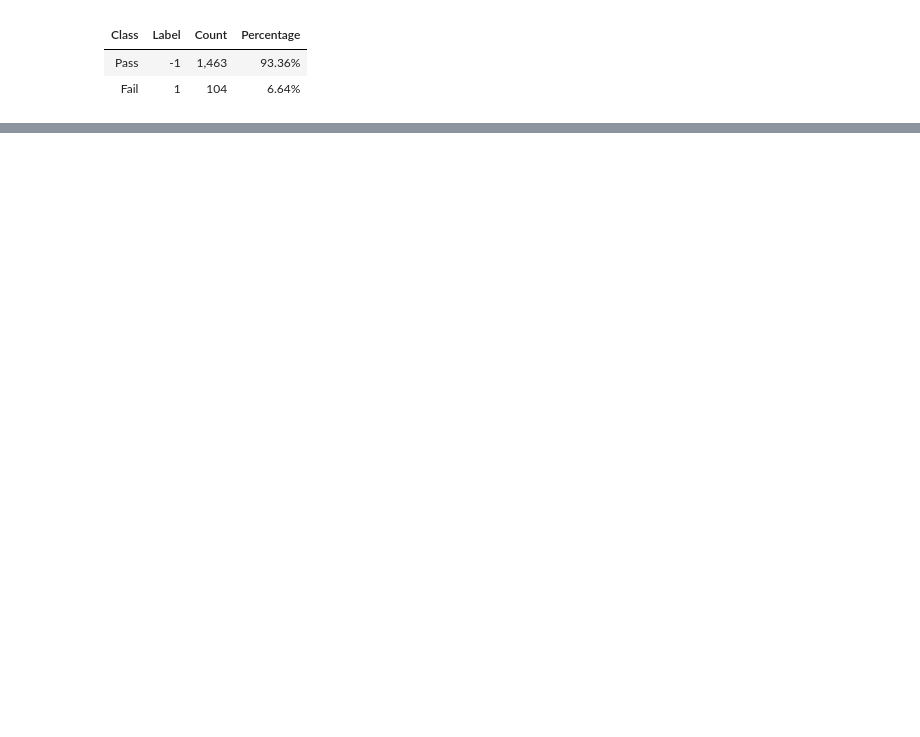
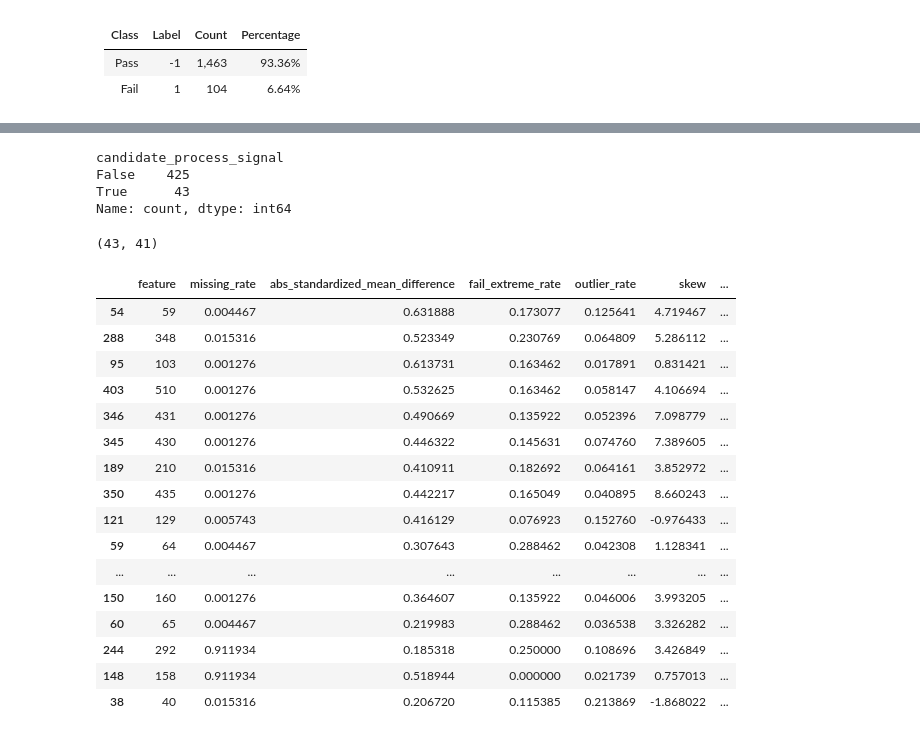
Before and after one commit to DRPproton/semiconductor-projects-tda, a Jupyter notebook: Project-1_SECOM/notebooks/notebook.ipynb, the cells around one changed output, grey strips where cells are left out. Saved outputs shown, nothing was run; the diff lists cells and outputs as text; code cells hidden in the pictures; blank space fills up the shorter version.

```diff
--- a/Project-1_SECOM/notebooks/notebook.ipynb
+++ b/Project-1_SECOM/notebooks/notebook.ipynb
@@ -321,0 +891,5 @@ sns.countplot(df, x='Label');
+# %%
+eda_report = build_feature_eda_report(
+    X=df_no_constant_cols.drop(columns=["Label", "timestamp"]),
+    y=df_no_constant_cols.Label
+)
@@ -321,0 +1098,74 @@ sns.countplot(df, x='Label');
+# %%
+eda_report = add_behavior_flags(
+    eda_report
+)
+# %%
+eda_report[
+    "candidate_process_signal"
+].value_counts()
+# %% [output]
+candidate_process_signal
+False    425
+True      43
+Name: count, dtype: int64
+# %%
+candidate_features = eda_report[
+    eda_report["candidate_process_signal"]
+].copy()
+
+candidate_features.shape
+# %% [output]
+(43, 41)
+# %%
+eda_report["eda_priority_score"] = (
+    eda_report[
+        "abs_standardized_mean_difference"
+    ].fillna(0)
+    +
+    eda_report[
+        "fail_extreme_rate"
+    ].fillna(0)
+    +
+    eda_report[
+        "outlier_rate"
+    ].fillna(0)
+)
+# %%
+eda_shortlist = (
+    eda_report
+    .sort_values(
+        "eda_priority_score",
+        ascending=False
+    )
+    .head(30)
+)
+
+eda_shortlist[
+    [
+        "feature",
+        "missing_rate",
+        "abs_standardized_mean_difference",
+        "fail_extreme_rate",
+        "outlier_rate",
+        "skew",
+        "eda_priority_score",
+    ]
+]
+# %% [output]
+|  | feature | missing_rate | abs_standardized_mean_difference | fail_extreme_rate | outlier_rate | skew | ... |
+| 54 | 59 | 0.004467 | 0.631888 | 0.173077 | 0.125641 | 4.719467 | ... |
+| 288 | 348 | 0.015316 | 0.523349 | 0.230769 | 0.064809 | 5.286112 | ... |
+| 95 | 103 | 0.001276 | 0.613731 | 0.163462 | 0.017891 | 0.831421 | ... |
+| 403 | 510 | 0.001276 | 0.532625 | 0.163462 | 0.058147 | 4.106694 | ... |
+| 346 | 431 | 0.001276 | 0.490669 | 0.135922 | 0.052396 | 7.098779 | ... |
+| 345 | 430 | 0.001276 | 0.446322 | 0.145631 | 0.074760 | 7.389605 | ... |
+| 189 | 210 | 0.015316 | 0.410911 | 0.182692 | 0.064161 | 3.852972 | ... |
+| 350 | 435 | 0.001276 | 0.442217 | 0.165049 | 0.040895 | 8.660243 | ... |
+| 121 | 129 | 0.005743 | 0.416129 | 0.076923 | 0.152760 | -0.976433 | ... |
+| 59 | 64 | 0.004467 | 0.307643 | 0.288462 | 0.042308 | 1.128341 | ... |
+| ... | ... | ... | ... | ... | ... | ... | ... |
+| 150 | 160 | 0.001276 | 0.364607 | 0.135922 | 0.046006 | 3.993205 | ... |
+| 60 | 65 | 0.004467 | 0.219983 | 0.288462 | 0.036538 | 3.326282 | ... |
+| 244 | 292 | 0.911934 | 0.185318 | 0.250000 | 0.108696 | 3.426849 | ... |
+| 148 | 158 | 0.911934 | 0.518944 | 0.000000 | 0.021739 | 0.757013 | ... |
+| 38 | 40 | 0.015316 | 0.206720 | 0.115385 | 0.213869 | -1.868022 | ... |
```
Also changed, not shown: parts of 54 cells of this notebook, 1 other file.
